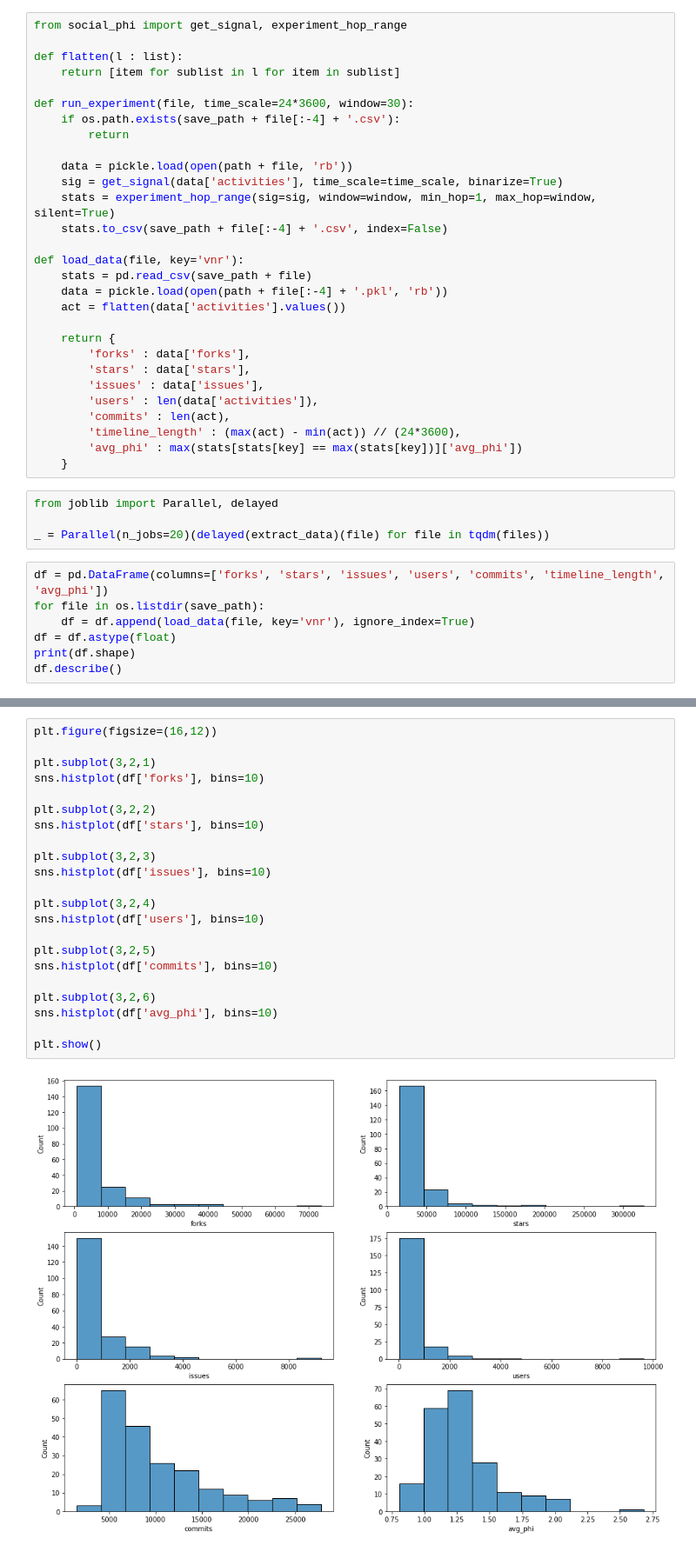
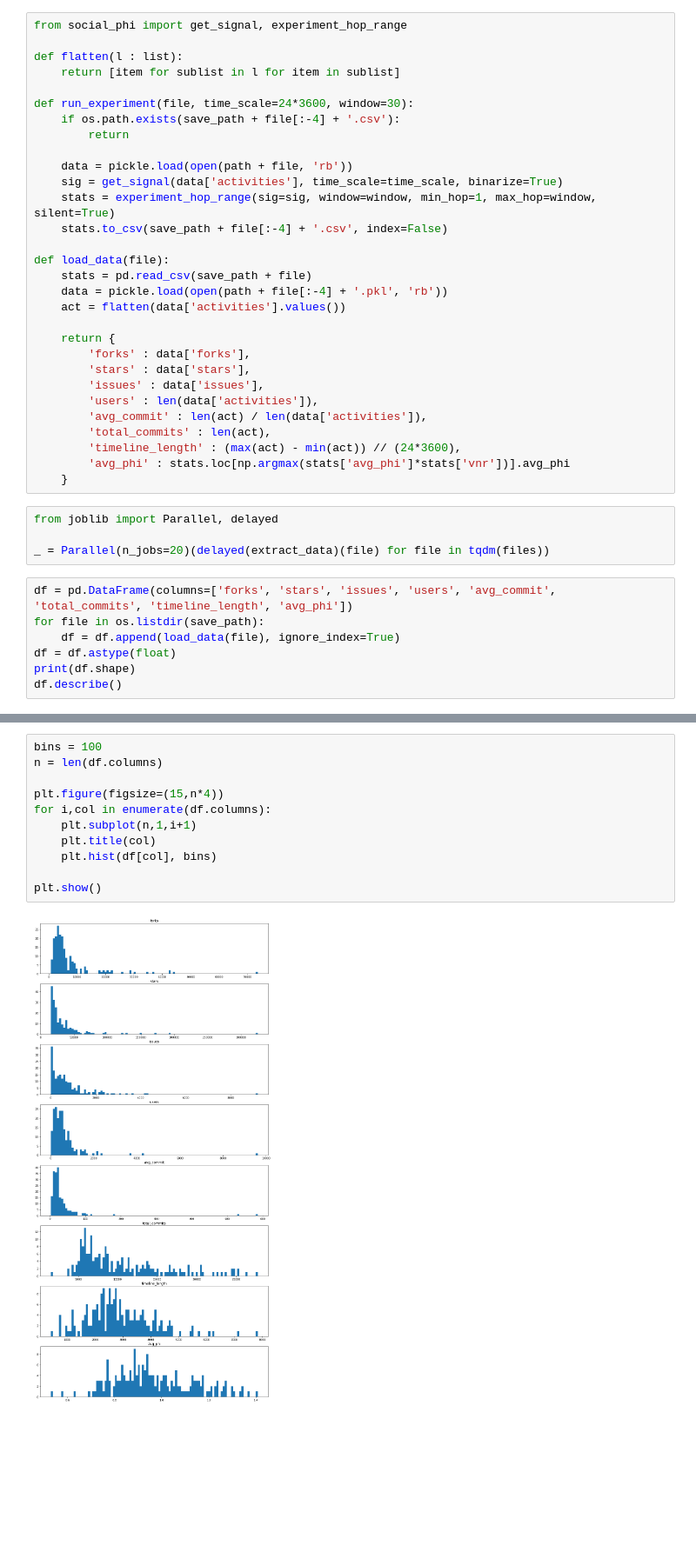
Before and after one commit to s-omranpour/Social-Phi, a Jupyter notebook: examples/data/data analysis.ipynb, the cells around one changed output, grey strips where cells are left out. Shown at 87% size. Cells and saved outputs as stored; diff of their text form; blank space fills up the shorter version.

Commit message:
deep analysis + issues

```diff
--- a/examples/data/data analysis.ipynb
+++ b/examples/data/data analysis.ipynb
@@ -30,7 +30,7 @@ def run_experiment(file, time_scale=24*3600, window=30):
     stats = experiment_hop_range(sig=sig, window=window, min_hop=1, max_hop=window, silent=True)
     stats.to_csv(save_path + file[:-4] + '.csv', index=False)
 
-def load_data(file, key='vnr'):
+def load_data(file):
     stats = pd.read_csv(save_path + file)
     data = pickle.load(open(path + file[:-4] + '.pkl', 'rb'))
     act = flatten(data['activities'].values())
@@ -40,18 +40,19 @@ def load_data(file, key='vnr'):
         'stars' : data['stars'],
         'issues' : data['issues'],
         'users' : len(data['activities']),
-        'commits' : len(act),
+        'avg_commit' : len(act) / len(data['activities']),
+        'total_commits' : len(act),
         'timeline_length' : (max(act) - min(act)) // (24*3600),
-        'avg_phi' : max(stats[stats[key] == max(stats[key])]['avg_phi'])
+        'avg_phi' : stats.loc[np.argmax(stats['avg_phi']*stats['vnr'])].avg_phi
     }
 # %%
 from joblib import Parallel, delayed
 
 _ = Parallel(n_jobs=20)(delayed(extract_data)(file) for file in tqdm(files))
 # %%
-df = pd.DataFrame(columns=['forks', 'stars', 'issues', 'users', 'commits', 'timeline_length', 'avg_phi'])
+df = pd.DataFrame(columns=['forks', 'stars', 'issues', 'users', 'avg_commit', 'total_commits', 'timeline_length', 'avg_phi'])
 for file in os.listdir(save_path):
-    df = df.append(load_data(file, key='vnr'), ignore_index=True)
+    df = df.append(load_data(file), ignore_index=True)
 df = df.astype(float)
 print(df.shape)
 df.describe()
@@ -80,24 +70,13 @@ Name: avg_phi, dtype: float64
 # %%
-plt.figure(figsize=(16,12))
+bins = 100
+n = len(df.columns)
 
-plt.subplot(3,2,1)
-sns.histplot(df['forks'], bins=10)
-
-plt.subplot(3,2,2)
-sns.histplot(df['stars'], bins=10)
-
-plt.subplot(3,2,3)
-sns.histplot(df['issues'], bins=10)
-
-plt.subplot(3,2,4)
-sns.histplot(df['users'], bins=10)
-
-plt.subplot(3,2,5)
-sns.histplot(df['commits'], bins=10)
-
-plt.subplot(3,2,6)
-sns.histplot(df['avg_phi'], bins=10)
+plt.figure(figsize=(15,n*4))
+for i,col in enumerate(df.columns):
+    plt.subplot(n,1,i+1)
+    plt.title(col)
+    plt.hist(df[col], bins)
 
 plt.show()
 # %% [output]
-[figure, old version]
+[figure, new version]
```
Also changed, not shown: parts of 15 cells of this notebook, 23 other files.
